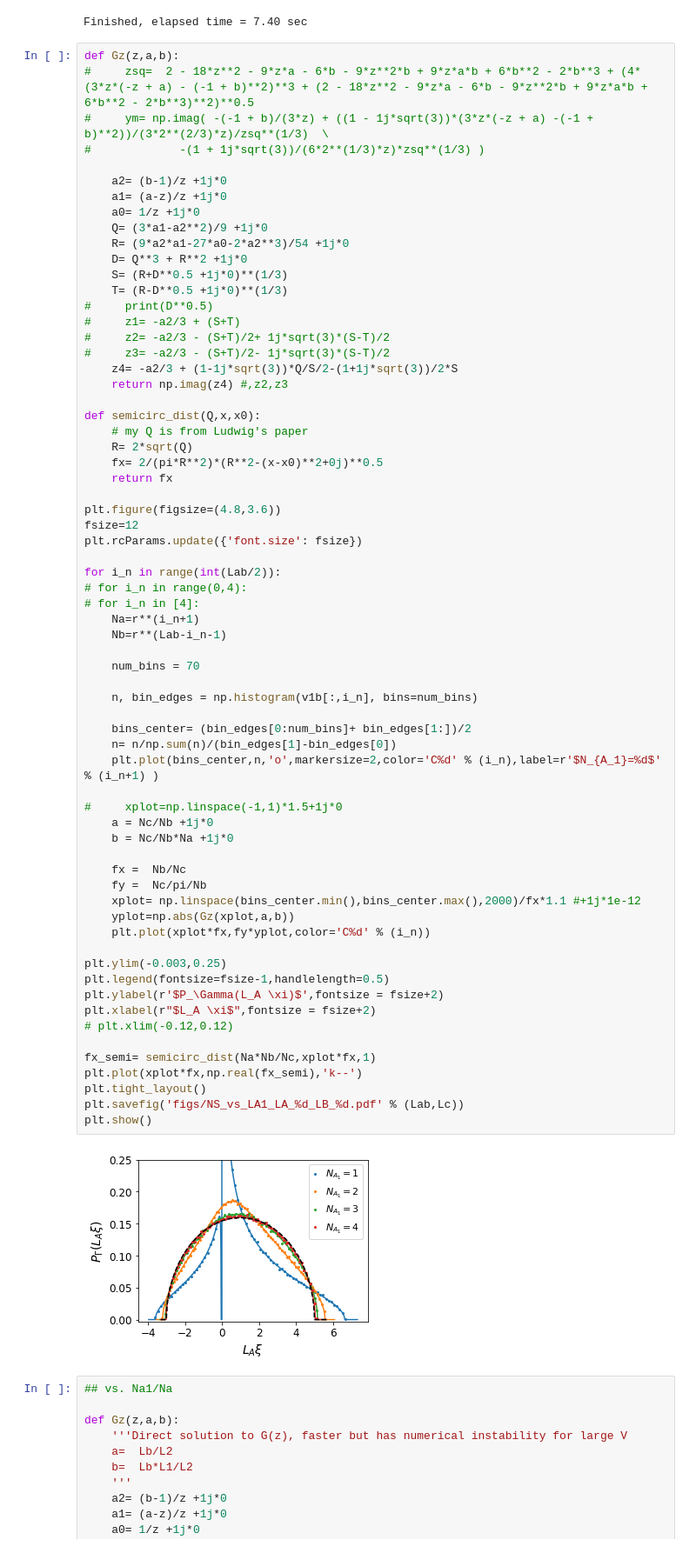
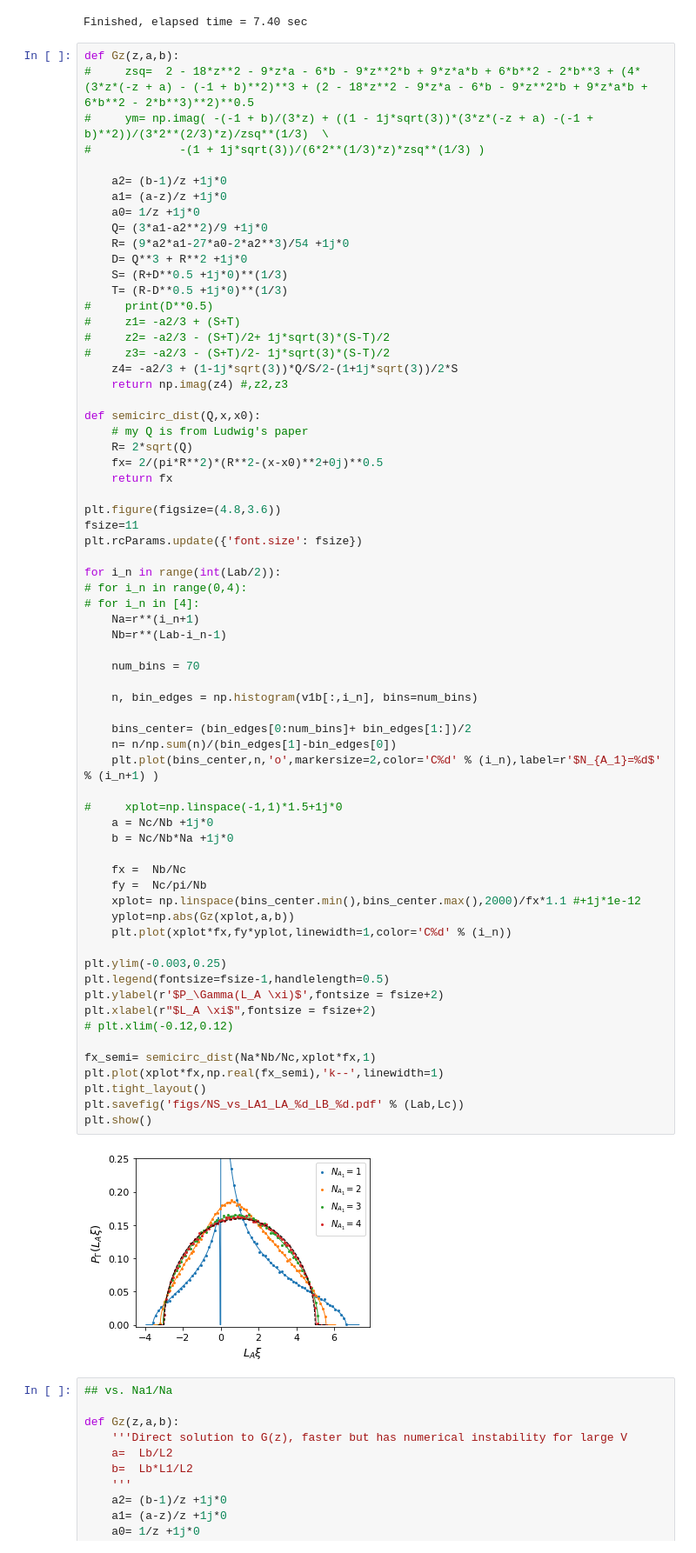
Before and after one commit to hassan-shap/RMT, a Jupyter notebook: Neg_vs_La1_draft.ipynb, the cells around one changed output. Shown at 87% size. Saved outputs shown, nothing was run; the diff lists cells and outputs as text.

```diff
--- a/Neg_vs_La1_draft.ipynb
+++ b/Neg_vs_La1_draft.ipynb
@@ -94,7 +94,7 @@ def semicirc_dist(Q,x,x0):
     return fx
 
 plt.figure(figsize=(4.8,3.6))
-fsize=12
+fsize=11
 plt.rcParams.update({'font.size': fsize})
 
 for i_n in range(int(Lab/2)):
@@ -104,36 +104,36 @@ for i_n in range(int(Lab/2)):
     Nb=r**(Lab-i_n-1)
 
     num_bins = 70
 
     n, bin_edges = np.histogram(v1b[:,i_n], bins=num_bins)
 
     bins_center= (bin_edges[0:num_bins]+ bin_edges[1:])/2
     n= n/np.sum(n)/(bin_edges[1]-bin_edges[0])
     plt.plot(bins_center,n,'o',markersize=2,color='C%d' % (i_n),label=r'$N_{A_1}=%d$' % (i_n+1) )
 
 #     xplot=np.linspace(-1,1)*1.5+1j*0
     a = Nc/Nb +1j*0
     b = Nc/Nb*Na +1j*0
 
     fx =  Nb/Nc
     fy =  Nc/pi/Nb
     xplot= np.linspace(bins_center.min(),bins_center.max(),2000)/fx*1.1 #+1j*1e-12
     yplot=np.abs(Gz(xplot,a,b))
-    plt.plot(xplot*fx,fy*yplot,color='C%d' % (i_n))
+    plt.plot(xplot*fx,fy*yplot,linewidth=1,color='C%d' % (i_n))
 
 plt.ylim(-0.003,0.25)
 plt.legend(fontsize=fsize-1,handlelength=0.5)
 plt.ylabel(r'$P_\Gamma(L_A \xi)$',fontsize = fsize+2)
 plt.xlabel(r"$L_A \xi$",fontsize = fsize+2)
 # plt.xlim(-0.12,0.12)
 
 fx_semi= semicirc_dist(Na*Nb/Nc,xplot*fx,1)
-plt.plot(xplot*fx,np.real(fx_semi),'k--')
+plt.plot(xplot*fx,np.real(fx_semi),'k--',linewidth=1)
 plt.tight_layout()
 plt.savefig('figs/NS_vs_LA1_LA_%d_LB_%d.pdf' % (Lab,Lc))
 plt.show()
 # %% [output]
-[figure, old version]
+[figure, new version]
 # %%
 ## vs. Na1/Na
 
```
Also changed, not shown: 1 other file.
